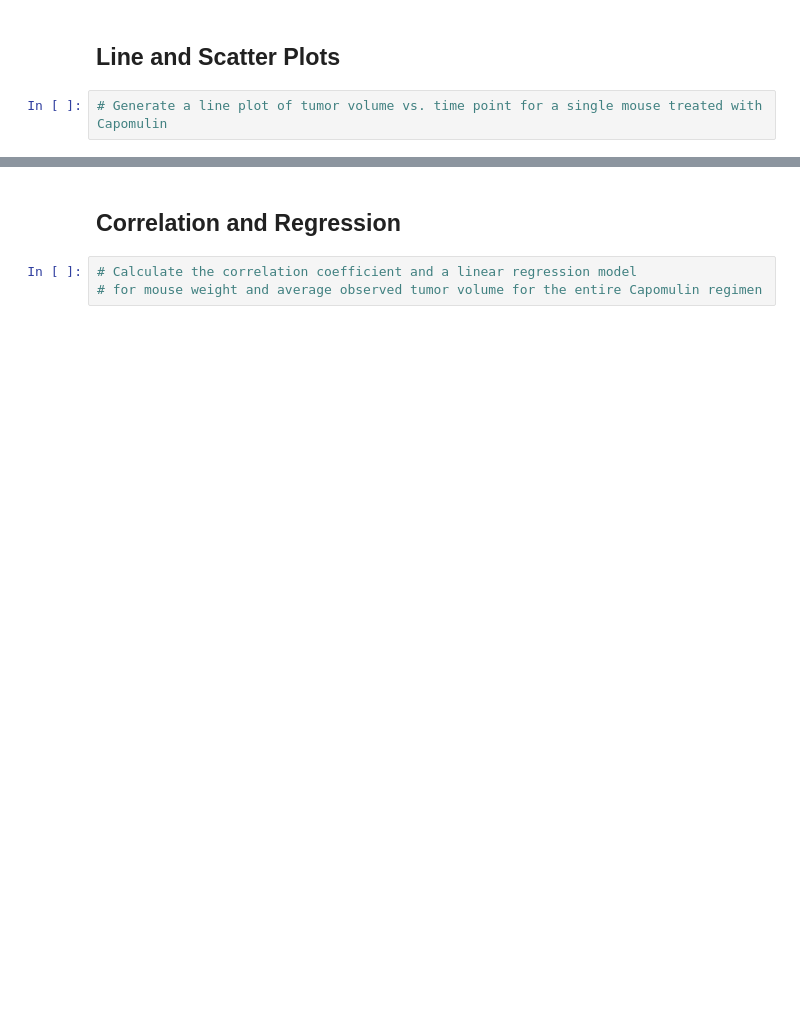
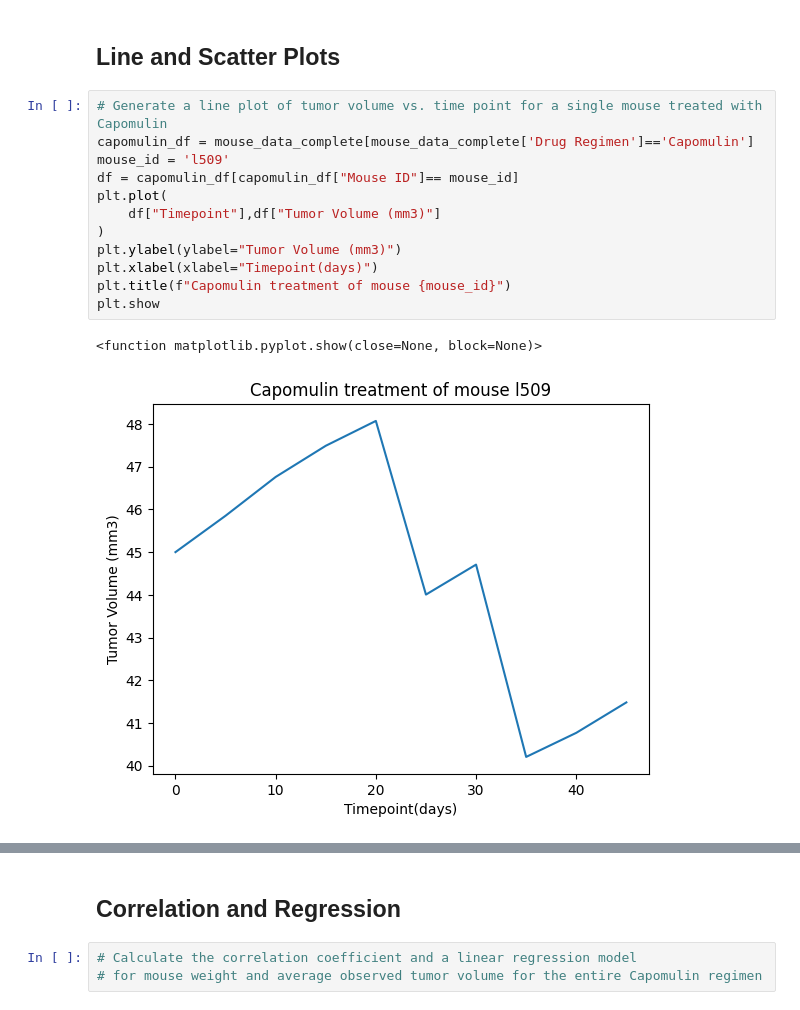
Before and after one commit to PratishthaTheeng/datavisualization-challenge, a Jupyter notebook: pymaceuticals/pymaceuticals_starter.ipynb, the cells around one changed output, grey strips where cells are left out. Cells and saved outputs as stored; diff of their text form; blank space fills up the shorter version.

```diff
--- a/pymaceuticals/pymaceuticals_starter.ipynb
+++ b/pymaceuticals/pymaceuticals_starter.ipynb
@@ -232,5 +274,18 @@ regimens = ["Capomulin", "Ramicane", "Infubinol", "Ceftamin"]
 ## Line and Scatter Plots
 # %%
 # Generate a line plot of tumor volume vs. time point for a single mouse treated with Capomulin
+capomulin_df = mouse_data_complete[mouse_data_complete['Drug Regimen']=='Capomulin']
+mouse_id = 'l509'
+df = capomulin_df[capomulin_df["Mouse ID"]== mouse_id]
+plt.plot(
+    df["Timepoint"],df["Tumor Volume (mm3)"]
+)
+plt.ylabel(ylabel="Tumor Volume (mm3)")
+plt.xlabel(xlabel="Timepoint(days)")
+plt.title(f"Capomulin treatment of mouse {mouse_id}")
+plt.show
+# %% [output]
+<function matplotlib.pyplot.show(close=None, block=None)>
+[figure, added]
 # %%
 # Generate a scatter plot of mouse weight vs. the average observed tumor volume for the entire Capomulin regimen
```
Also changed, not shown: parts of 4 cells of this notebook.
